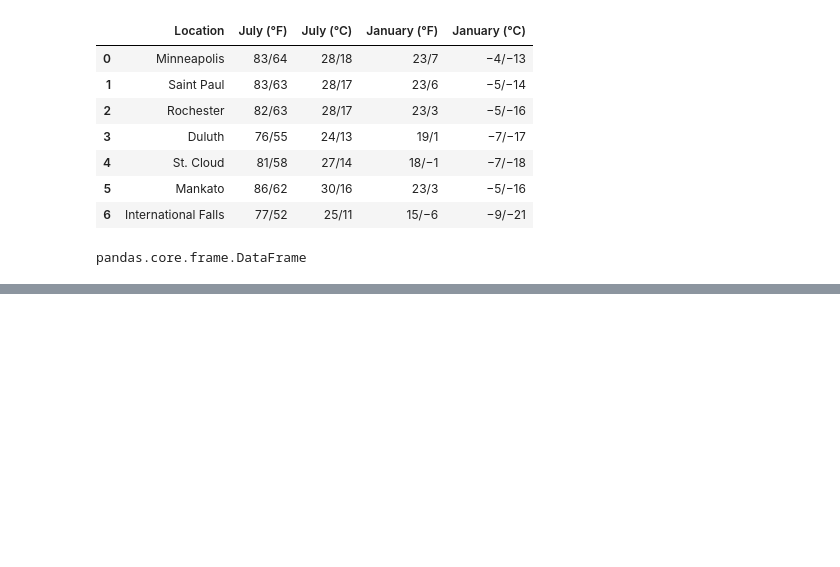
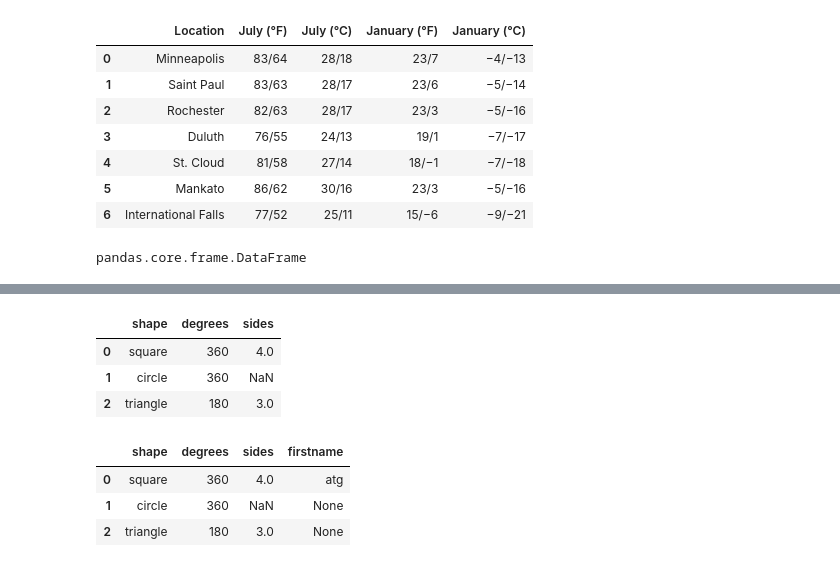
Before and after one commit to Ayutmg01/python-tutorials-, a Jupyter notebook: python tutorials 2.0.ipynb, the cells around one changed output, grey strips where cells are left out. Saved outputs shown, nothing was run; the diff lists cells and outputs as text; code cells hidden in the pictures; blank space fills up the shorter version.

```diff
--- a/python tutorials 2.0.ipynb
+++ b/python tutorials 2.0.ipynb
@@ -525,0 +545,38 @@ html[0].to_html('cities.html')
+# %%
+import pandas as pd
+
+pd.read_xml('test.xml')
+# %% [output]
+|  | shape | degrees | sides |
+| 0 | square | 360 | 4.0 |
+| 1 | circle | 360 | NaN |
+| 2 | triangle | 180 | 3.0 |
+# %%
+xml = '''<?xml version='1.0' encoding='utf-8'?>
+<data xmlns="http://example.com">
+ <row>
+   <shape>square</shape>
+   <degrees>360</degrees>
+   <sides>4.0</sides>
+   <firstname>atg</firstname>
+ </row>
+ <row>
+   <shape>circle</shape>
+   <degrees>360</degrees>
+   <sides/>
+   <firstname/>
+ </row>
+ <row>
+   <shape>triangle</shape>
+   <degrees>180</degrees>
+   <sides>3.0</sides>
+   <firstname/>
+ </row>
+</data>'''
+# %%
+pd.read_xml(xml)
+# %% [output]
+|  | shape | degrees | sides | firstname |
+| 0 | square | 360 | 4.0 | atg |
+| 1 | circle | 360 | NaN | None |
+| 2 | triangle | 180 | 3.0 | None |
```
Also changed, not shown: parts of 8 cells of this notebook, 1 other file.
